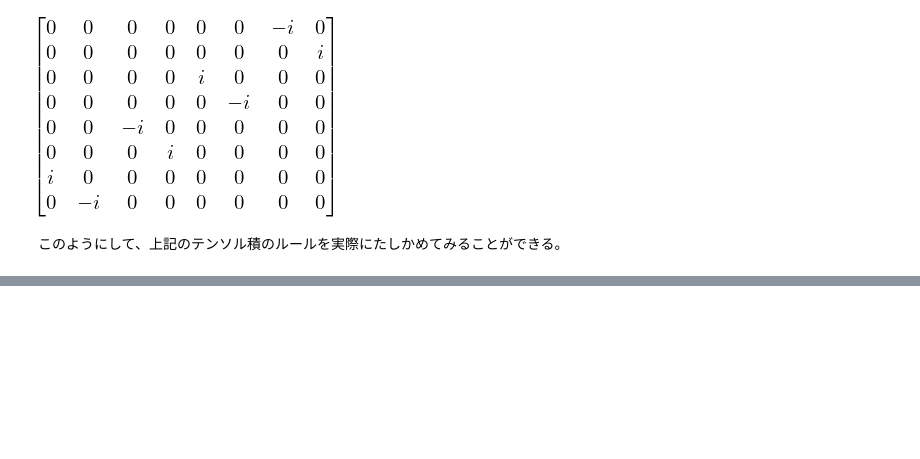
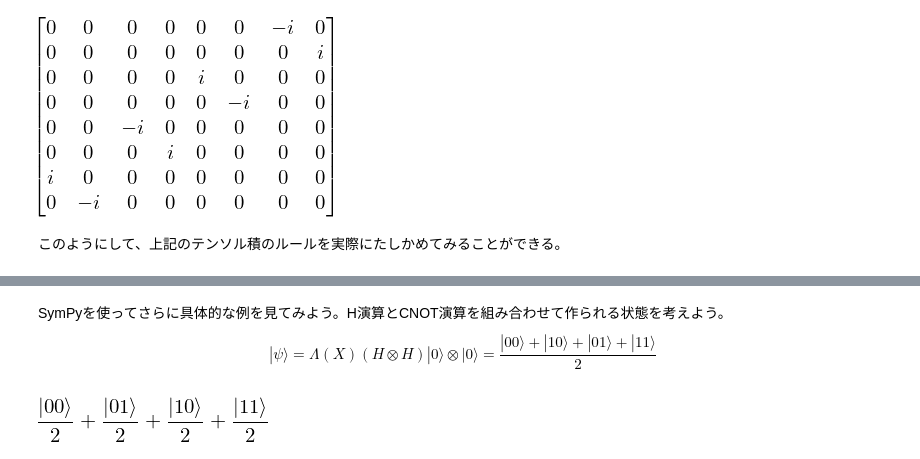
Before and after one commit to qulacs/quantum-native-dojo, a Jupyter notebook: notebooks/1.1_basics_of_quantum_information.ipynb, the cells around one changed output, grey strips where cells are left out. Drawn from its saved outputs; the diff is of its cells as text; code cells hidden in the pictures; blank space fills up the shorter version.

```diff
--- a/notebooks/1.1_basics_of_quantum_information.ipynb
+++ b/notebooks/1.1_basics_of_quantum_information.ipynb
@@ -947,0 +1001,10 @@ represent(X(2)*Y(1)*Z(0),nqubits=3)
+# %% [markdown]
+SymPyを使ってさらに具体的な例を見てみよう。H演算とCNOT演算を組み合わせて作られる状態を考えよう。
+$$
+|\psi\rangle = \Lambda(X) (H \otimes H) |0\rangle \otimes |0\rangle = \frac{|00\rangle + |10\rangle + |01\rangle + |11\rangle}{2}
+$$
+# %%
+psi = qapply(CNOT(1, 0)*H(1)*H(0)*Qubit('00'))
+psi
+# %% [output]
+[figure, added]
```
Also changed, not shown: parts of 9 cells of this notebook, 1 other file.
